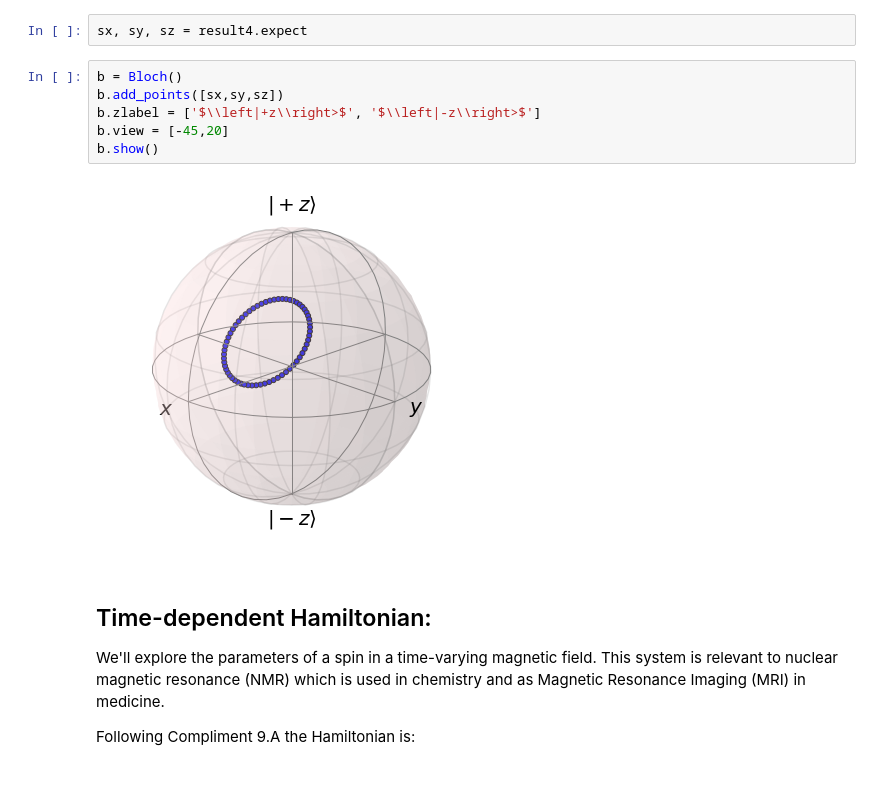
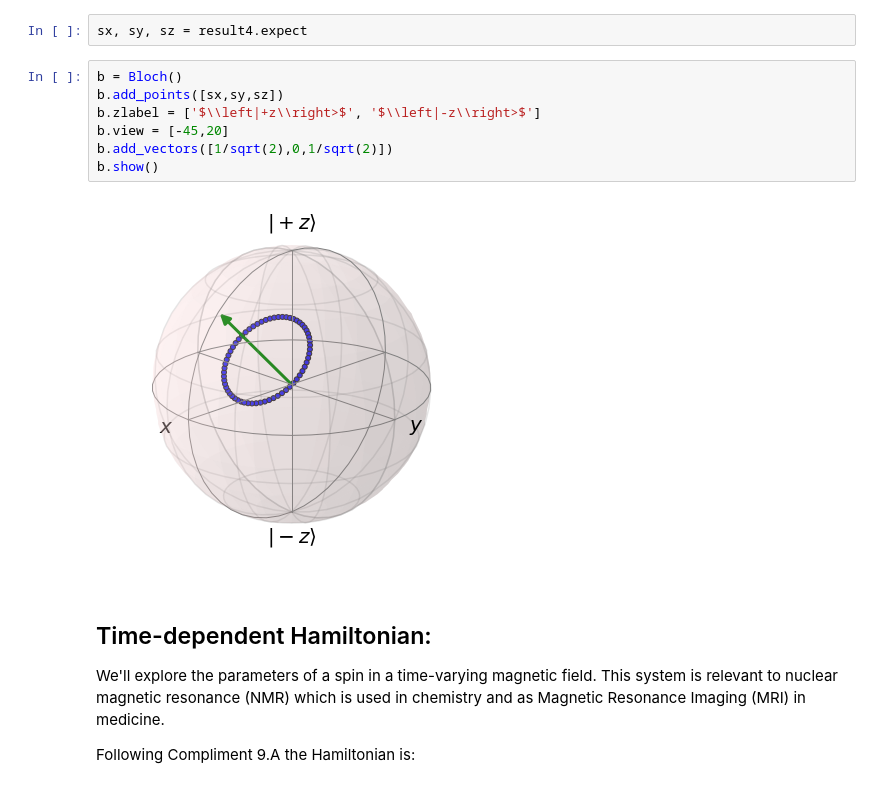
Before and after one commit to amcdawes/QMlabs, a Jupyter notebook: Lab 7 - Time Evolution.ipynb, the cells around one changed output. Saved outputs shown, nothing was run; the diff lists cells and outputs as text.

```diff
--- a/Lab 7 - Time Evolution.ipynb
+++ b/Lab 7 - Time Evolution.ipynb
@@ -103,11 +110,12 @@ sx, sy, sz = result4.expect
 # %%
 b = Bloch()
 b.add_points([sx,sy,sz])
 b.zlabel = ['$\\left|+z\\right>$', '$\\left|-z\\right>$']
 b.view = [-45,20]
+b.add_vectors([1/sqrt(2),0,1/sqrt(2)])
 b.show()
 # %% [output]
-[figure, old version]
+[figure, new version]
 # %% [markdown]
 ## Time-dependent Hamiltonian:
 We'll explore the parameters of a spin in a time-varying magnetic field. This system is relevant to nuclear magnetic resonance (NMR) which is used in chemistry and as Magnetic Resonance Imaging (MRI) in medicine.
```
Also changed, not shown: parts of 9 cells of this notebook.
